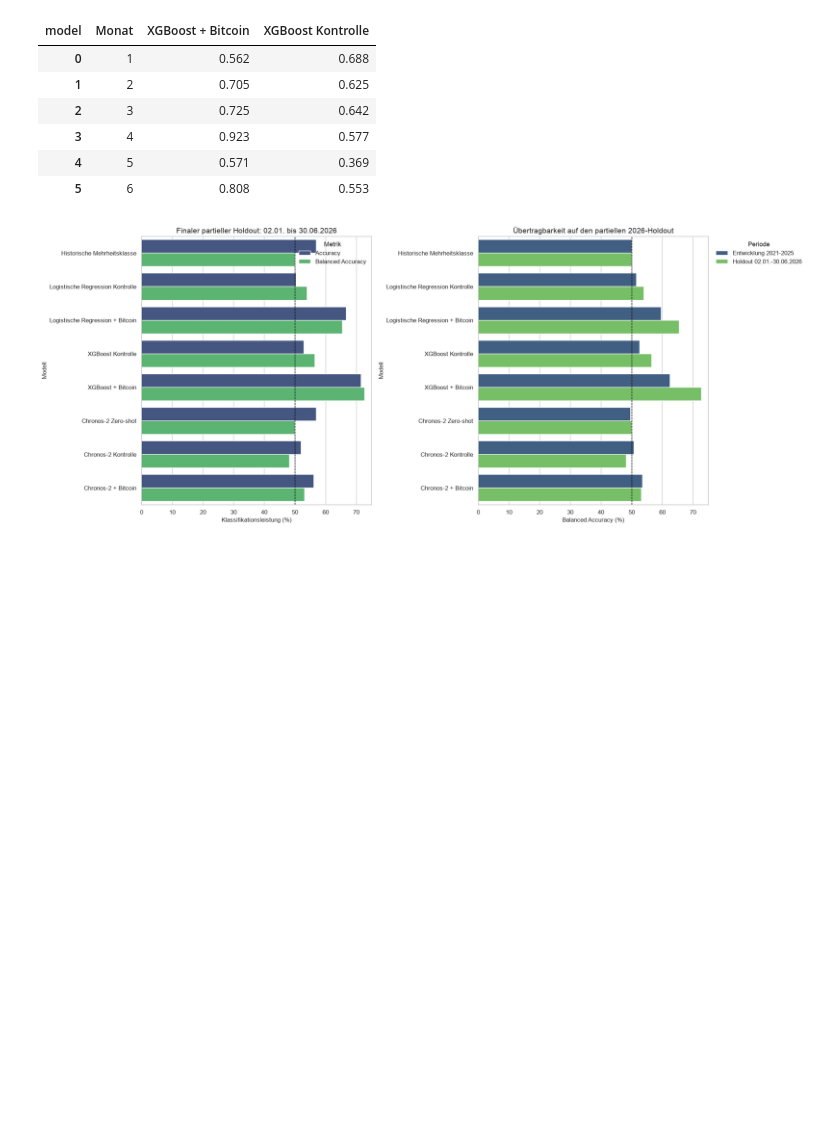
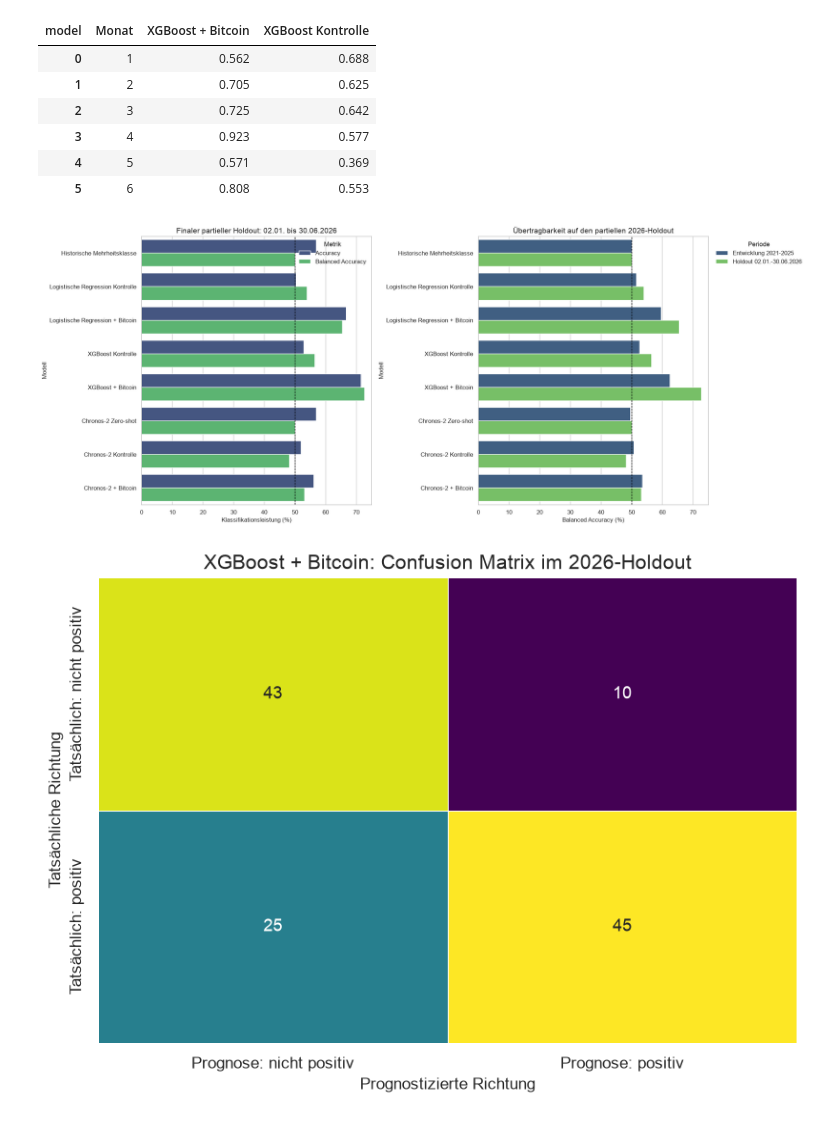
Before and after one commit to Steff72/CSP1, a Jupyter notebook: notebooks/btc_overnight_qqq_forecasting.ipynb, the cells around one changed output. Saved outputs shown, nothing was run; the diff lists cells and outputs as text; code cells hidden in the pictures; blank space fills up the shorter version.

Commit message:
Finalize notebook conclusions

```diff
--- a/notebooks/btc_overnight_qqq_forecasting.ipynb
+++ b/notebooks/btc_overnight_qqq_forecasting.ipynb
@@ -4647,33 +4668,69 @@ axes[0].axvline(50, color="black", linewidth=1, linestyle="--")
 axes[0].set_xlim(0, 75)
 axes[0].set_title("Finaler partieller Holdout: 02.01. bis 30.06.2026")
 axes[0].set_xlabel("Klassifikationsleistung (%)")
 axes[0].set_ylabel("Modell")
 axes[0].legend(title="Metrik")
 
 sns.barplot(
     data=balanced_transfer_plot,
     y="model",
     x="Balanced Accuracy (%)",
     hue="Periode",
     order=final_model_order,
     palette=[VIRIDIS(0.30), VIRIDIS(0.78)],
     ax=axes[1],
 )
 axes[1].axvline(50, color="black", linewidth=1, linestyle="--")
 axes[1].set_xlim(0, 75)
 axes[1].set_title("Übertragbarkeit auf den partiellen 2026-Holdout")
 axes[1].set_xlabel("Balanced Accuracy (%)")
 axes[1].set_ylabel("Modell")
 axes[1].legend(
     title="Periode",
     loc="upper left",
     bbox_to_anchor=(1.01, 1.0),
 )
 
 fig.tight_layout()
 plt.show()
+
+# Show the four outcomes for the preselected final model
+from sklearn.metrics import confusion_matrix
+
+final_model_holdout = holdout_classification_predictions[
+    holdout_classification_predictions["model"] == "XGBoost + Bitcoin"
+]
+final_confusion_matrix = confusion_matrix(
+    final_model_holdout["actual"],
+    final_model_holdout["prediction"],
+    labels=[0, 1],
+)
+true_negative, false_positive, false_negative, true_positive = (
+    final_confusion_matrix.ravel()
+)
+final_confusion_display = pd.DataFrame(
+    final_confusion_matrix,
+    index=["Tatsächlich: nicht positiv", "Tatsächlich: positiv"],
+    columns=["Prognose: nicht positiv", "Prognose: positiv"],
+)
+
+plt.figure(figsize=(7.5, 5.5))
+sns.heatmap(
+    final_confusion_display,
+    annot=True,
+    fmt="d",
+    cmap="viridis",
+    cbar=False,
+    linewidths=0.5,
+)
+plt.title("XGBoost + Bitcoin: Confusion Matrix im 2026-Holdout")
+plt.xlabel("Prognostizierte Richtung")
+plt.ylabel("Tatsächliche Richtung")
+plt.tight_layout()
+plt.show()
 # %% [output]
 [figure]
+[figure, added]
 # %%
 # Derive the final narrative only from the executed holdout results
 holdout_indexed = holdout_metrics.set_index("model")
```
Also changed, not shown: parts of 7 cells of this notebook, 2 other files.
